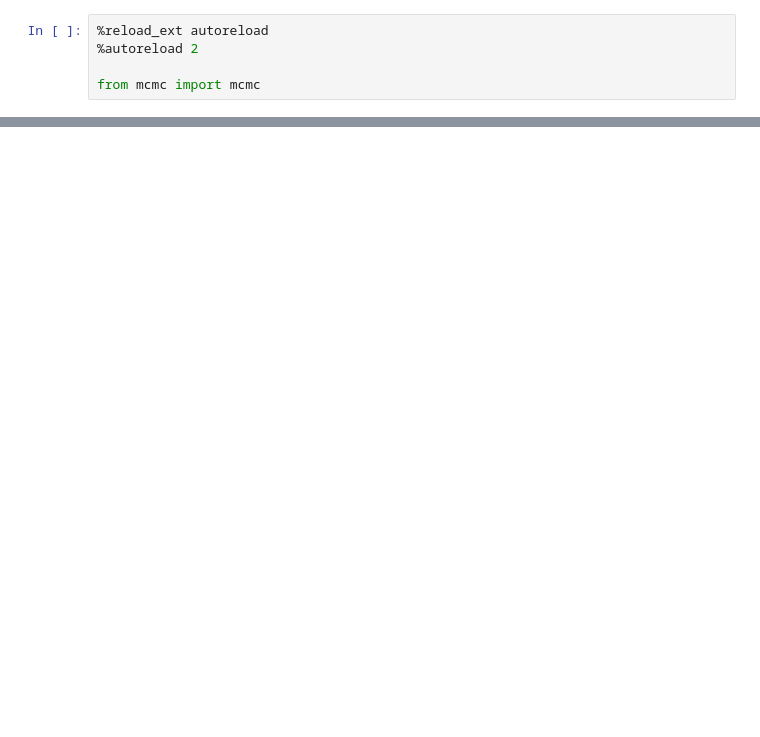
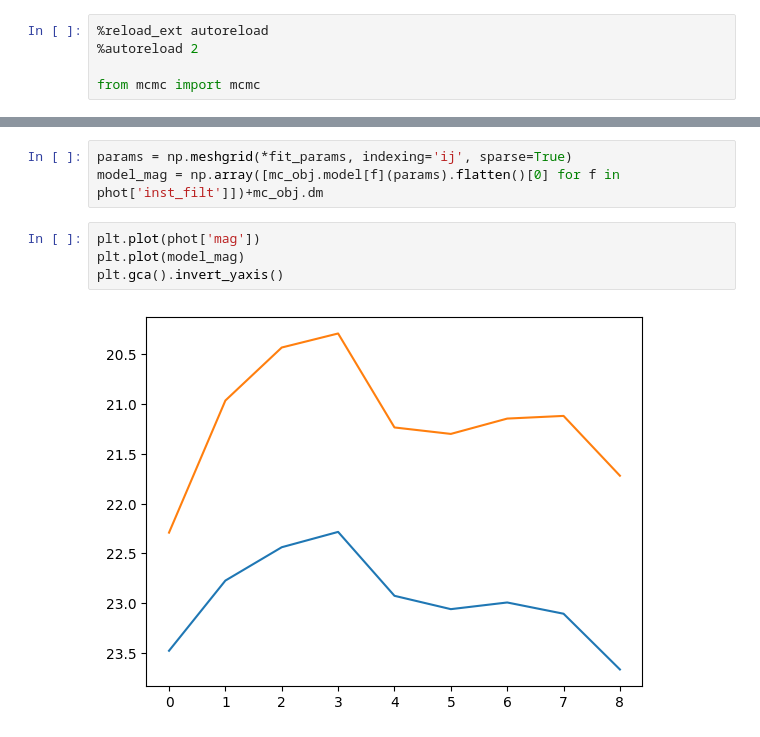
Before and after one commit to aswinsuresh24/rsg_phot, a Jupyter notebook: mcmc.ipynb, the cells around one changed output, grey strips where cells are left out. Drawn from its saved outputs; the diff is of its cells as text; blank space fills up the shorter version.

```diff
--- a/mcmc.ipynb
+++ b/mcmc.ipynb
@@ -377,0 +432,9 @@ TypeError: cannot unpack non-iterable numpy.float64 object
+# %%
+params = np.meshgrid(*fit_params, indexing='ij', sparse=True)
+model_mag = np.array([mc_obj.model[f](params).flatten()[0] for f in phot['inst_filt']])+mc_obj.dm
+# %%
+plt.plot(phot['mag'])
+plt.plot(model_mag)
+plt.gca().invert_yaxis()
+# %% [output]
+[figure, added]
```
Also changed, not shown: parts of 16 cells of this notebook, 1 other file.
